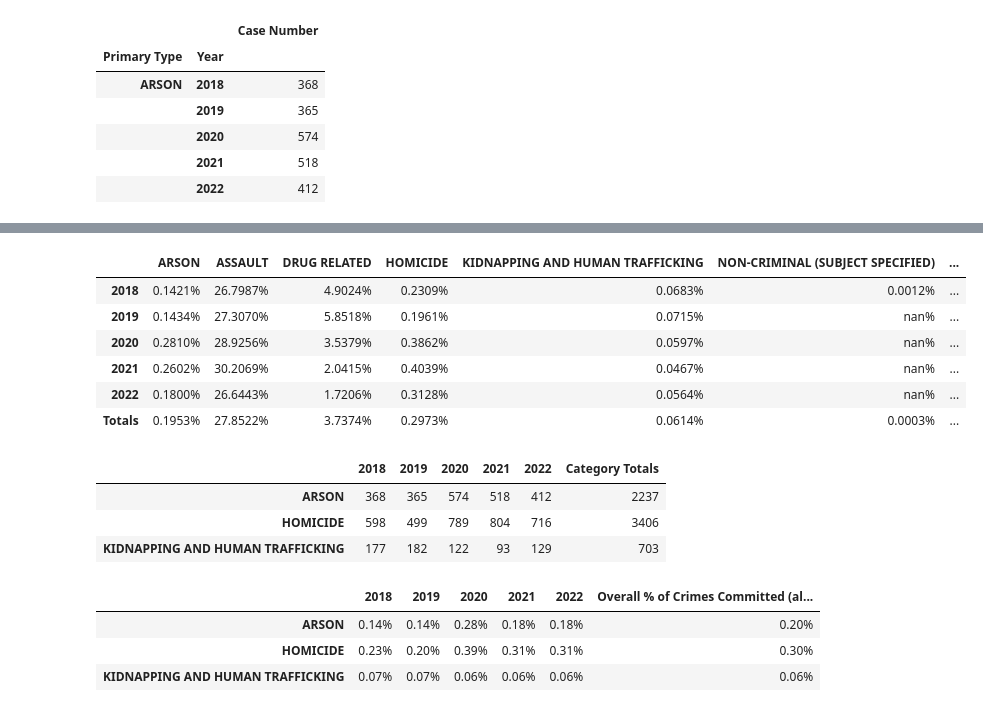
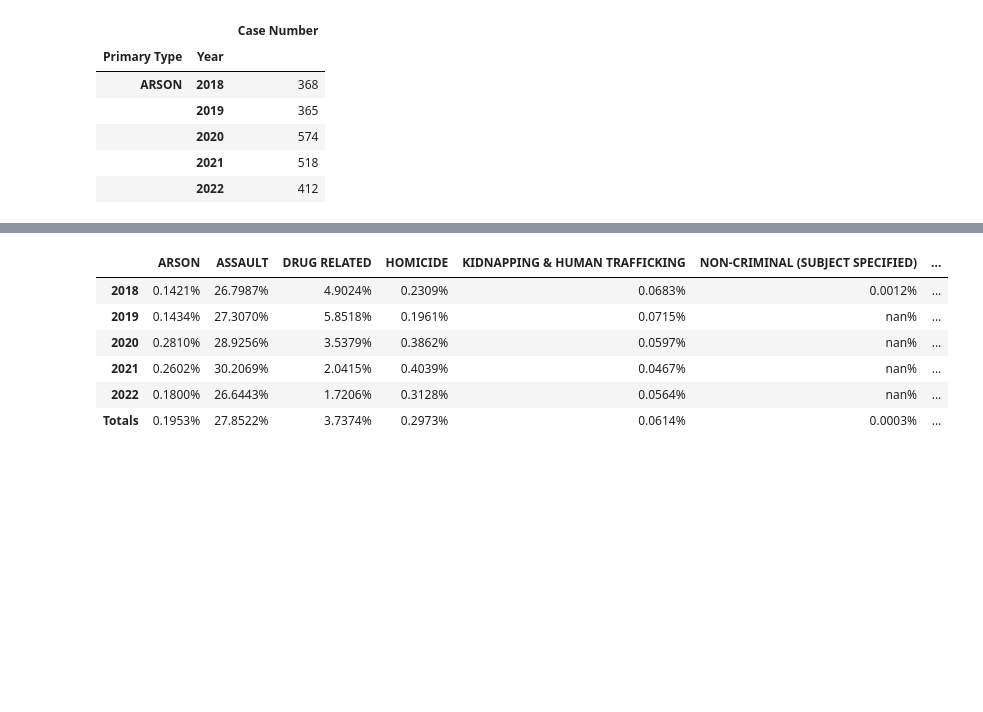
Before and after one commit to jmpealy/project1, a Jupyter notebook: heinous_crimes.ipynb, the cells around one changed output, grey strips where cells are left out. Saved outputs shown, nothing was run; the diff lists cells and outputs as text; code cells hidden in the pictures; blank space fills up the shorter version.

```diff
--- a/heinous_crimes.ipynb
+++ b/heinous_crimes.ipynb
@@ -169,10 +202,23 @@ clean_types_df
 # %%
+#redefine clean_types_df with original formatting
+clean_types = {"ARSON":arson,"ASSAULT":assault,
+               "DRUG RELATED":drug,"HOMICIDE":homicide,
+               "KIDNAPPING & HUMAN TRAFFICKING":kidnap,
+               "NON-CRIMINAL (SUBJECT SPECIFIED)":non_crim,
+               "OFFENSE INVOLVING CHILDREN":children,
+               "OTHER MINOR CRIMES":other_minor,
+               "SEXUAL RELATED CRIME":sex_crime,
+               "THEFT (ALL TYPES)":theft,
+               "WEAPONS RELATED CRIME":weapons,
+               "ALL CRIMES":crime_counts}
+clean_types_df = pd.DataFrame(clean_types)
+
 #convert yearly counts into percentages of crime committed that year
 arson_percent = (clean_types_df["ARSON"]/clean_types_df["ALL CRIMES"])*100
 assault_percent = (clean_types_df["ASSAULT"]/clean_types_df["ALL CRIMES"])*100
 drug_percent = (clean_types_df["DRUG RELATED"]/clean_types_df["ALL CRIMES"])*100
 homicide_percent = (clean_types_df["HOMICIDE"]/clean_types_df["ALL CRIMES"])*100
-kidnap_percent = (clean_types_df["KIDNAPPING AND HUMAN TRAFFICKING"]/clean_types_df["ALL CRIMES"])*100
+kidnap_percent = (clean_types_df["KIDNAPPING & HUMAN TRAFFICKING"]/clean_types_df["ALL CRIMES"])*100
 non_crim_percent = (clean_types_df["NON-CRIMINAL (SUBJECT SPECIFIED)"]/clean_types_df["ALL CRIMES"])*100
 children_percent = (clean_types_df["OFFENSE INVOLVING CHILDREN"]/clean_types_df["ALL CRIMES"])*100
 other_minor_percent = (clean_types_df["OTHER MINOR CRIMES"]/clean_types_df["ALL CRIMES"])*100
@@ -182,53 +228,37 @@ weapon_percent = (clean_types_df["WEAPONS RELATED CRIME"]/clean_types_df["ALL CR
 # %%
 #organize into a dictionary called types_percent
 types_percent = {"ARSON":arson_percent,"ASSAULT":assault_percent,
                "DRUG RELATED":drug_percent,"HOMICIDE":homicide_percent,
-               "KIDNAPPING AND HUMAN TRAFFICKING":kidnap_percent,
+               "KIDNAPPING & HUMAN TRAFFICKING":kidnap_percent,
                "NON-CRIMINAL (SUBJECT SPECIFIED)":non_crim_percent,
                "OFFENSE INVOLVING CHILDREN":children_percent,
                "OTHER MINOR CRIMES":other_minor_percent,
                "SEXUAL RELATED CRIME":sex_crime_percent,
                "THEFT (ALL TYPES)":theft_percent,
                "WEAPONS RELATED CRIME":weapon_percent}
 #create a dataframe from the dictionary
 types_percent_df = pd.DataFrame(types_percent)
 
 #format values into percentages (%)
 types_percent_df["ARSON"] = types_percent_df["ARSON"].map("{:,.4f}%".format)
 types_percent_df["ASSAULT"] = types_percent_df["ASSAULT"].map("{:,.4f}%".format)
 types_percent_df["DRUG RELATED"] = types_percent_df["DRUG RELATED"].map("{:,.4f}%".format)
 types_percent_df["HOMICIDE"] = types_percent_df["HOMICIDE"].map("{:,.4f}%".format)
-types_percent_df["KIDNAPPING AND HUMAN TRAFFICKING"] = types_percent_df["KIDNAPPING AND HUMAN TRAFFICKING"].map("{:,.4f}%".format)
+types_percent_df["KIDNAPPING & HUMAN TRAFFICKING"] = types_percent_df["KIDNAPPING & HUMAN TRAFFICKING"].map("{:,.4f}%".format)
 types_percent_df["NON-CRIMINAL (SUBJECT SPECIFIED)"] = types_percent_df["NON-CRIMINAL (SUBJECT SPECIFIED)"].map("{:,.4f}%".format)
 types_percent_df["OFFENSE INVOLVING CHILDREN"] = types_percent_df["OFFENSE INVOLVING CHILDREN"].map("{:,.4f}%".format)
 types_percent_df["OTHER MINOR CRIMES"] = types_percent_df["OTHER MINOR CRIMES"].map("{:,.4f}%".format)
 types_percent_df["SEXUAL RELATED CRIME"] = types_percent_df["SEXUAL RELATED CRIME"].map("{:,.4f}%".format)
 types_percent_df["THEFT (ALL TYPES)"] = types_percent_df["THEFT (ALL TYPES)"].map("{:,.4f}%".format)
 types_percent_df["WEAPONS RELATED CRIME"] = types_percent_df["WEAPONS RELATED CRIME"].map("{:,.4f}%".format)
 
 #display the dataframe
 types_percent_df
 # %% [output]
-|  | ARSON | ASSAULT | DRUG RELATED | HOMICIDE | KIDNAPPING AND HUMAN TRAFFICKING | NON-CRIMINAL (SUBJECT SPECIFIED) | ... |
+|  | ARSON | ASSAULT | DRUG RELATED | HOMICIDE | KIDNAPPING & HUMAN TRAFFICKING | NON-CRIMINAL (SUBJECT SPECIFIED) | ... |
 | 2018 | 0.1421% | 26.7987% | 4.9024% | 0.2309% | 0.0683% | 0.0012% | ... |
 | 2019 | 0.1434% | 27.3070% | 5.8518% | 0.1961% | 0.0715% | nan% | ... |
 | 2020 | 0.2810% | 28.9256% | 3.5379% | 0.3862% | 0.0597% | nan% | ... |
 | 2021 | 0.2602% | 30.2069% | 2.0415% | 0.4039% | 0.0467% | nan% | ... |
 | 2022 | 0.1800% | 26.6443% | 1.7206% | 0.3128% | 0.0564% | nan% | ... |
 | Totals | 0.1953% | 27.8522% | 3.7374% | 0.2973% | 0.0614% | 0.0003% | ... |
-# %%
-#organize the data into a dataframe
-heinous_counts = {"2018":counts_2018,
-                  "2019":counts_2019,
-                  "2020":counts_2020,
-                  "2021":counts_2021,
-                  "2022":counts_2022,
-                  "Category Totals":heinous_count}
-
-heinous_counts_df = pd.DataFrame(heinous_counts)
-heinous_counts_df
-# %% [output]
-|  | 2018 | 2019 | 2020 | 2021 | 2022 | Category Totals |
-| ARSON | 368 | 365 | 574 | 518 | 412 | 2237 |
-| HOMICIDE | 598 | 499 | 789 | 804 | 716 | 3406 |
-| KIDNAPPING AND HUMAN TRAFFICKING | 177 | 182 | 122 | 93 | 129 | 703 |
@@ -257,24 +264,0 @@ overall_heinous_rate = (heinous_count/overall_count)*100
-# %%
-#organize percentages into a DF
-heinous_percentages = {"2018":heinous_rate_2018,
-                       "2019":heinous_rate_2019,
-                       "2020":heinous_rate_2020,
-                       "2021":heinous_rate_2021,
-                       "2022":heinous_rate_2022,
-                       "Overall % of Crimes Committed (all years)":overall_heinous_rate}
-heinous_percentages_df = pd.DataFrame(heinous_percentages)
-
-#format value into percentages
-heinous_percentages_df["2018"] = heinous_percentages_df["2018"].map("{:.2f}%".format)
-heinous_percentages_df["2019"] = heinous_percentages_df["2019"].map("{:.2f}%".format)
-heinous_percentages_df["2020"] = heinous_percentages_df["2020"].map("{:.2f}%".format)
-heinous_percentages_df["2021"] = heinous_percentages_df["2022"].map("{:.2f}%".format)
-heinous_percentages_df["2022"] = heinous_percentages_df["2022"].map("{:.2f}%".format)
-heinous_percentages_df["Overall % of Crimes Committed (all years)"] = heinous_percentages_df["Overall % of Crimes Committed (all years)"].map("{:.2f}%".format)
-
-heinous_percentages_df
-# %% [output]
-|  | 2018 | 2019 | 2020 | 2021 | 2022 | Overall % of Crimes Committed (al... |
-| ARSON | 0.14% | 0.14% | 0.28% | 0.18% | 0.18% | 0.20% |
-| HOMICIDE | 0.23% | 0.20% | 0.39% | 0.31% | 0.31% | 0.30% |
-| KIDNAPPING AND HUMAN TRAFFICKING | 0.07% | 0.07% | 0.06% | 0.06% | 0.06% | 0.06% |
```
Also changed, not shown: parts of 16 cells of this notebook.
